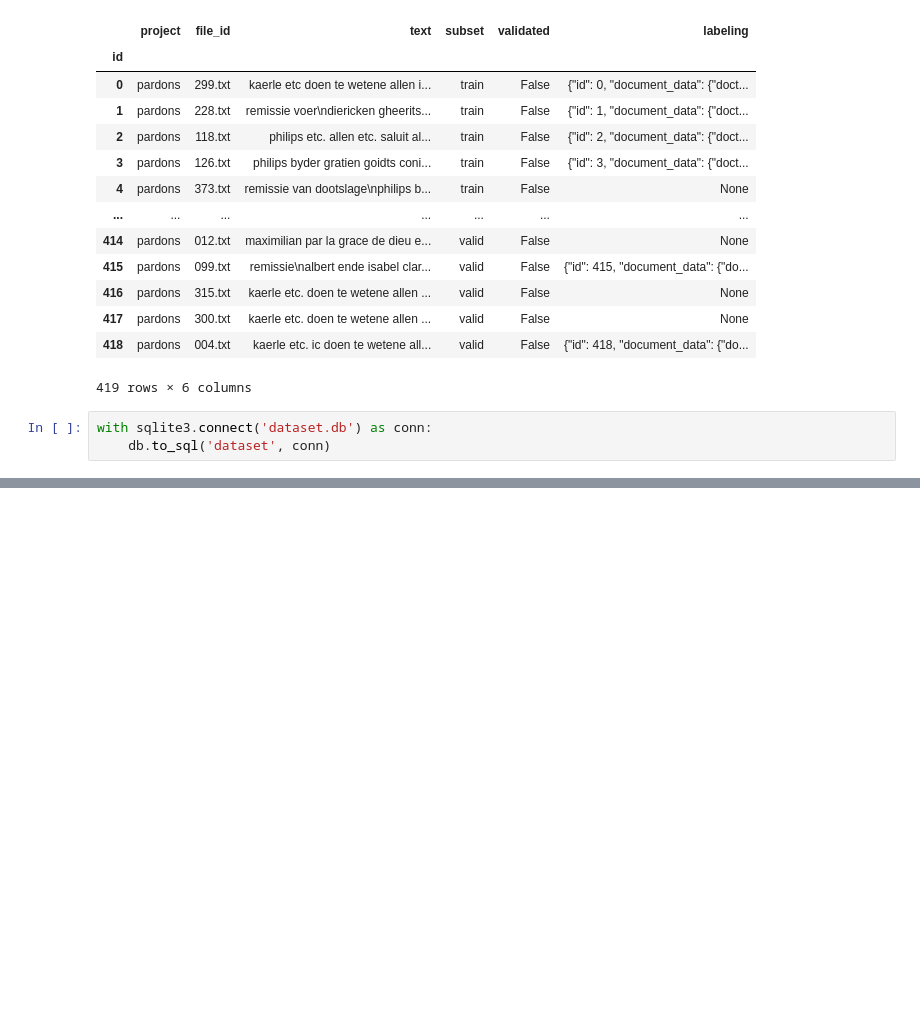
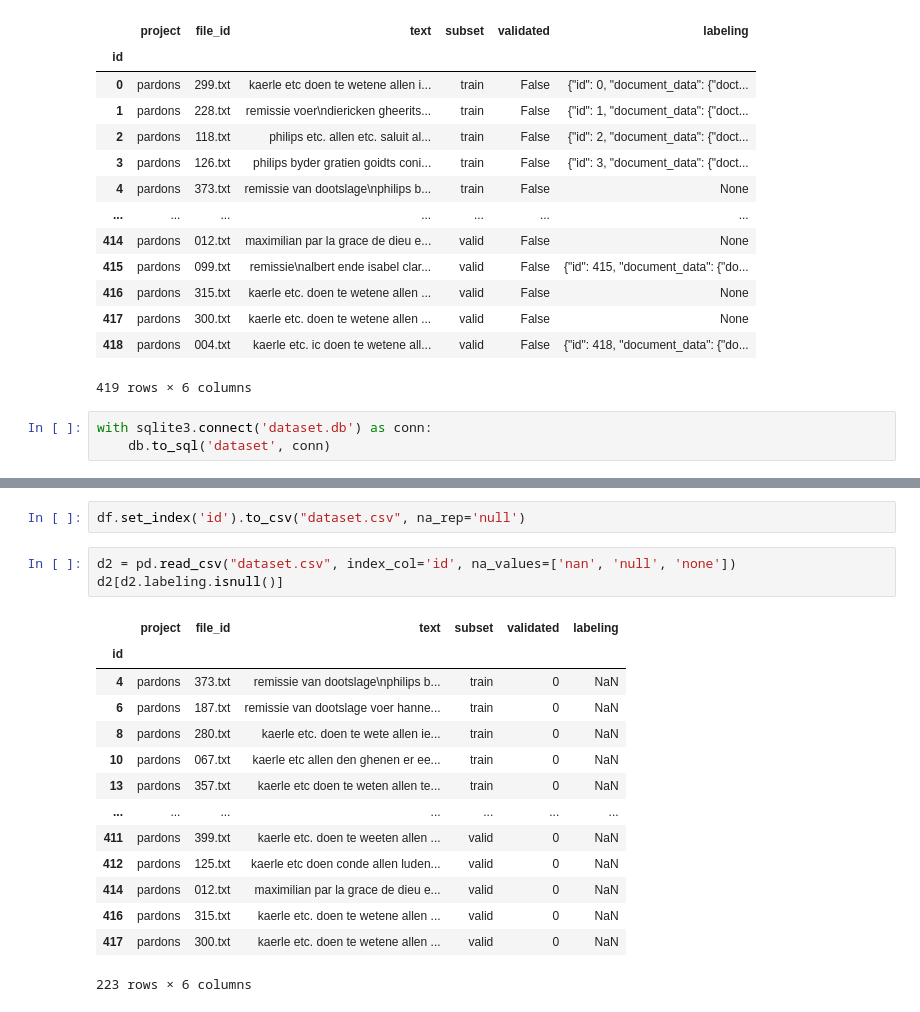
Before and after one commit to xgillard/ai-rchivist, a Jupyter notebook: prepa-db/prepa-db.ipynb, the cells around one changed output, grey strips where cells are left out. Drawn from its saved outputs; the diff is of its cells as text; blank space fills up the shorter version.

```diff
--- a/prepa-db/prepa-db.ipynb
+++ b/prepa-db/prepa-db.ipynb
@@ -160,0 +223,20 @@ with sqlite3.connect('dataset.db') as conn:
+# %%
+df.set_index('id').to_csv("dataset.csv", na_rep='null')
+# %%
+d2 = pd.read_csv("dataset.csv", index_col='id', na_values=['nan', 'null', 'none'])
+d2[d2.labeling.isnull()]
+# %% [output]
+|  | project | file_id | text | subset | validated | labeling |
+| id |  |  |  |  |  |  |
+| 4 | pardons | 373.txt | remissie van dootslage\nphilips b... | train | 0 | NaN |
+| 6 | pardons | 187.txt | remissie van dootslage voer hanne... | train | 0 | NaN |
+| 8 | pardons | 280.txt | kaerle etc. doen te wete allen ie... | train | 0 | NaN |
+| 10 | pardons | 067.txt | kaerle etc allen den ghenen er ee... | train | 0 | NaN |
+| 13 | pardons | 357.txt | kaerle etc doen te weten allen te... | train | 0 | NaN |
+| ... | ... | ... | ... | ... | ... | ... |
+| 411 | pardons | 399.txt | kaerle etc. doen te weeten allen ... | valid | 0 | NaN |
+| 412 | pardons | 125.txt | kaerle etc doen conde allen luden... | valid | 0 | NaN |
+| 414 | pardons | 012.txt | maximilian par la grace de dieu e... | valid | 0 | NaN |
+| 416 | pardons | 315.txt | kaerle etc. doen te wetene allen ... | valid | 0 | NaN |
+| 417 | pardons | 300.txt | kaerle etc. doen te wetene allen ... | valid | 0 | NaN |
+223 rows × 6 columns
```
Also changed, not shown: parts of 11 cells of this notebook, 3 other files.
